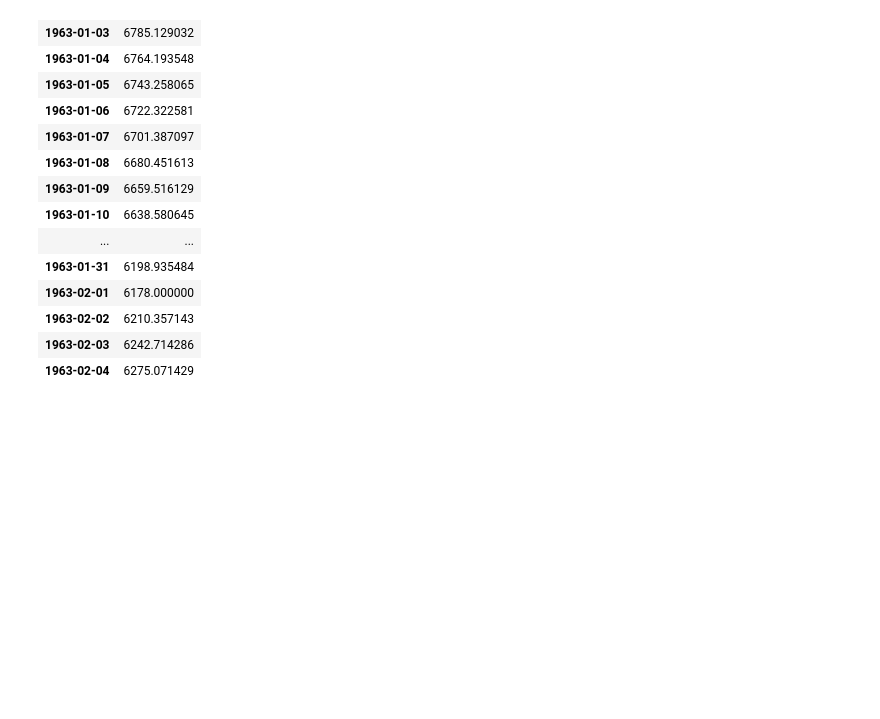
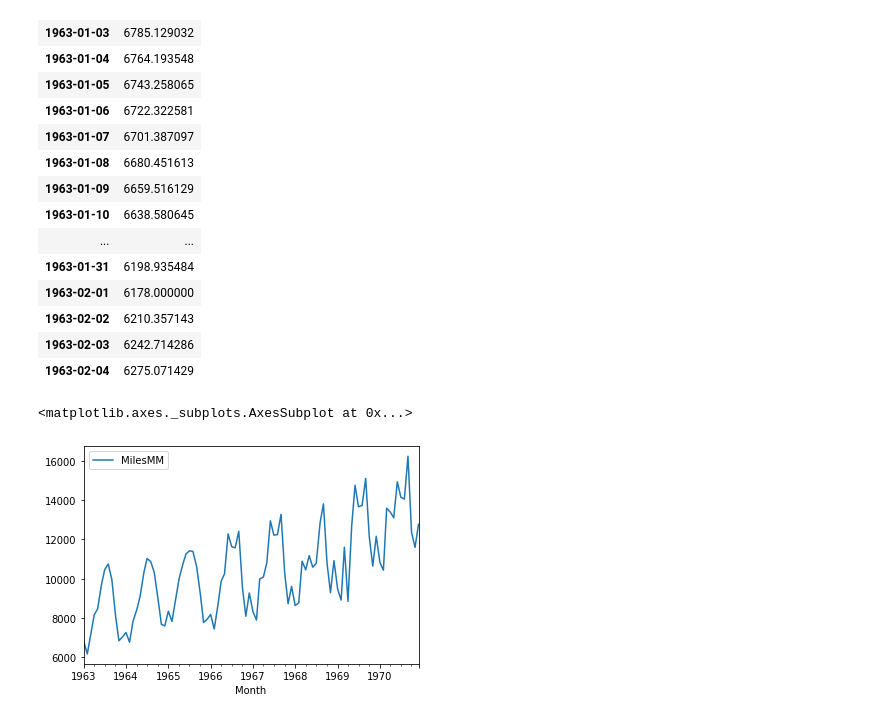
Before and after one commit to anmol0720/Time-Series-Forcasting, a Jupyter notebook: Time_Series_Analysis_and_Forcasting.ipynb, the cells around one changed output. Cells and saved outputs as stored; diff of their text form; code cells hidden in the pictures; blank space fills up the shorter version.

Commit message:
Visualizing Interpolated data

```diff
--- a/Time_Series_Analysis_and_Forcasting.ipynb
+++ b/Time_Series_Analysis_and_Forcasting.ipynb
@@ -498,3 +498,8 @@ Interpolated_miles_df.head(35)
 | 1963-02-02 | 6210.357143 |
 | 1963-02-03 | 6242.714286 |
 | 1963-02-04 | 6275.071429 |
+# %%
+Interpolated_miles_df.plot()
+# %% [output]
+<matplotlib.axes._subplots.AxesSubplot at 0x...>
+[figure, added]
```
